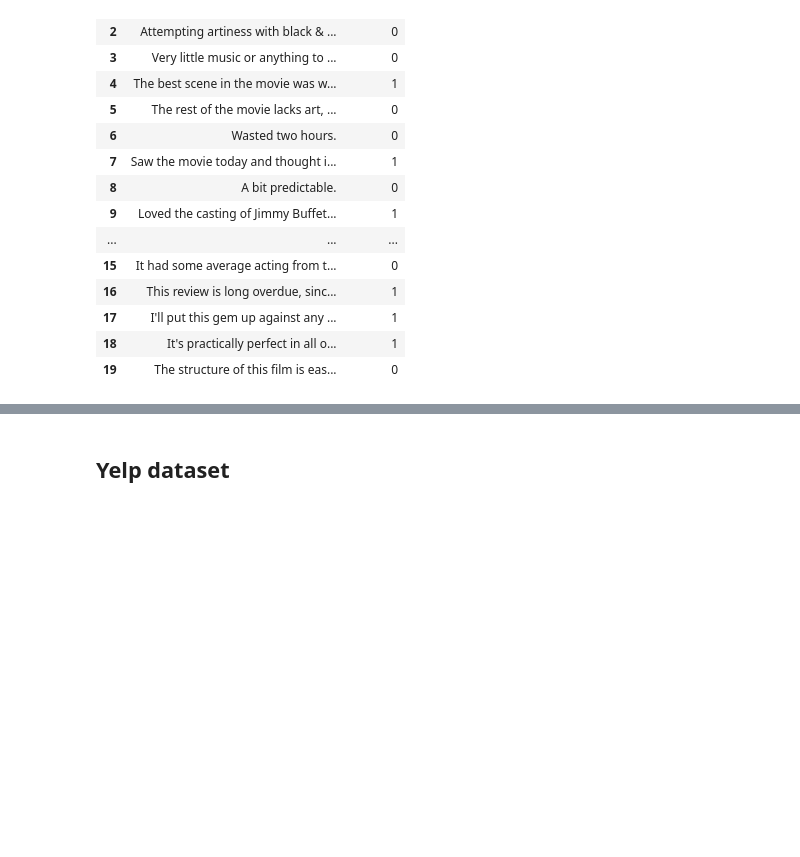
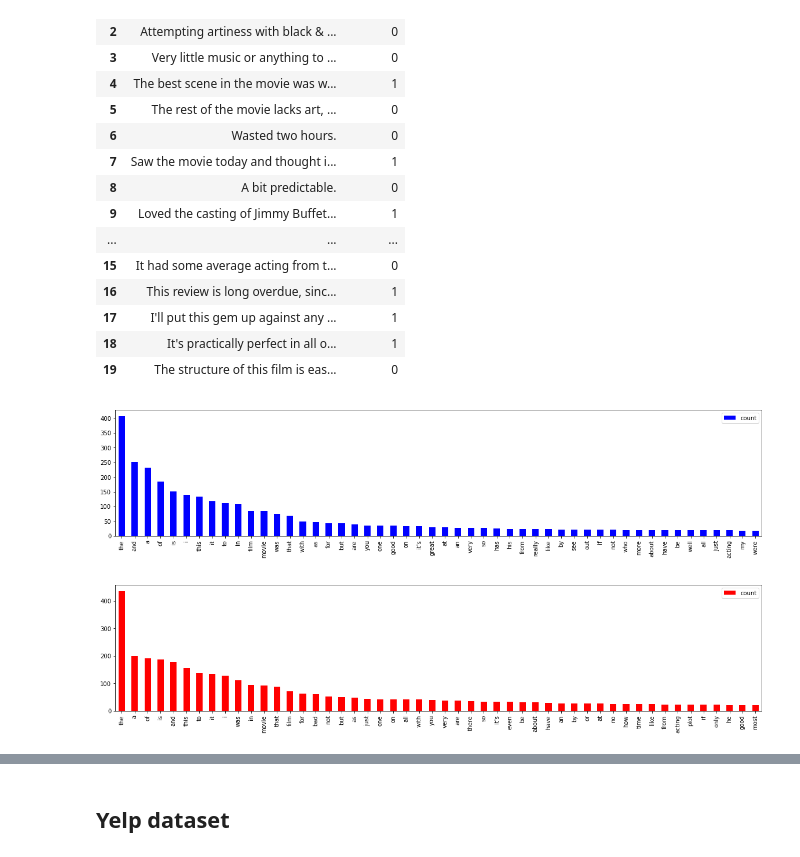
Before and after one commit to LegendaryKim/Thinkful_DSBootCamp, a Jupyter notebook: Challenge_2_2_7_Feedback_analysis.ipynb, the cells around one changed output, grey strips where cells are left out. Drawn from its saved outputs; the diff is of its cells as text; code cells hidden in the pictures; blank space fills up the shorter version.

```diff
--- a/Challenge_2_2_7_Feedback_analysis.ipynb
+++ b/Challenge_2_2_7_Feedback_analysis.ipynb
@@ -81,8 +80,12 @@ I build my own kewords for positive comments and make them as the new features o
 # %%
 keywords = ['good', 'fine', 'great', 'nice', 'easy', 'beautiful', 'impressed', 'love', 'like']
 # %%
-for key in keywords:
-    df[str(key)] = df.text.str.contains(str(key), case=False)
+def keyword_featuring(df, keywords):
+    for key in keywords:
+        df[str(key)] = df.text.str.contains(str(key), case=False)
+    return df
+# %%
+df = keyword_featuring(df, keywords)
 # %%
 df.head()
 # %% [output]
@@ -305,6 +286,3 @@ df_orig.head(20)
 | 19 | The structure of this film is eas... | 0 |
 # %%
 df = df_orig.copy()
-# %%
-for key in keywords_new:
-    df[str(key)] = df.text.str.contains(str(key), case=False)
@@ -310,0 +291,14 @@ for key in keywords_new:
+# %%
+freq_word_pos = freq_words(df.loc[df.positive==1].text).sort_values('count', ascending=False)
+freq_word_neg = freq_words(df.loc[df.positive==0].text).sort_values('count', ascending=False)
+
+fig, axs = plt.subplots(figsize=(20,4))
+freq_word_pos[:50].plot(kind='bar', ax=axs, color='b')
+plt.show()
+
+fig, axs = plt.subplots(figsize=(20,4))
+freq_word_neg[:50].plot(kind='bar', ax=axs, color='r')
+plt.show()
+# %% [output]
+[figure, added]
+[figure, added]
```
Also changed, not shown: parts of 24 cells of this notebook.
